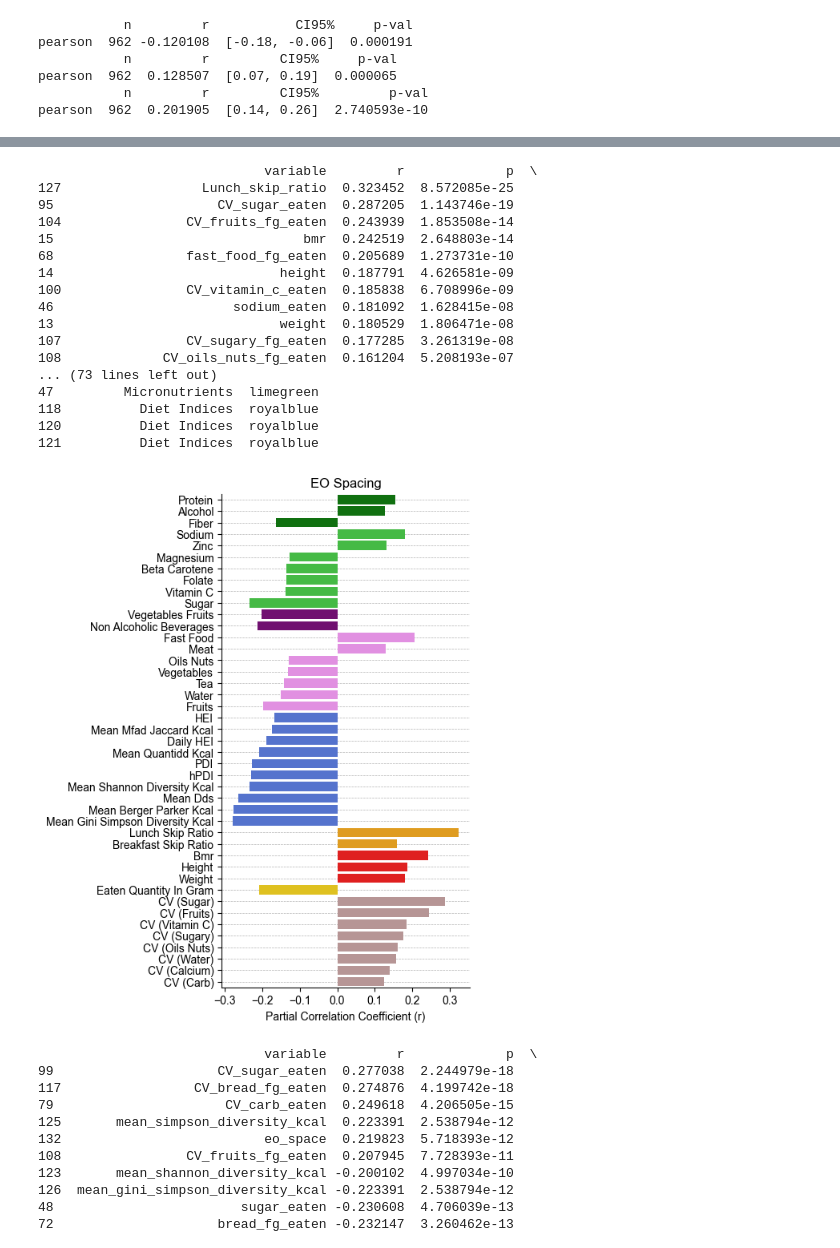
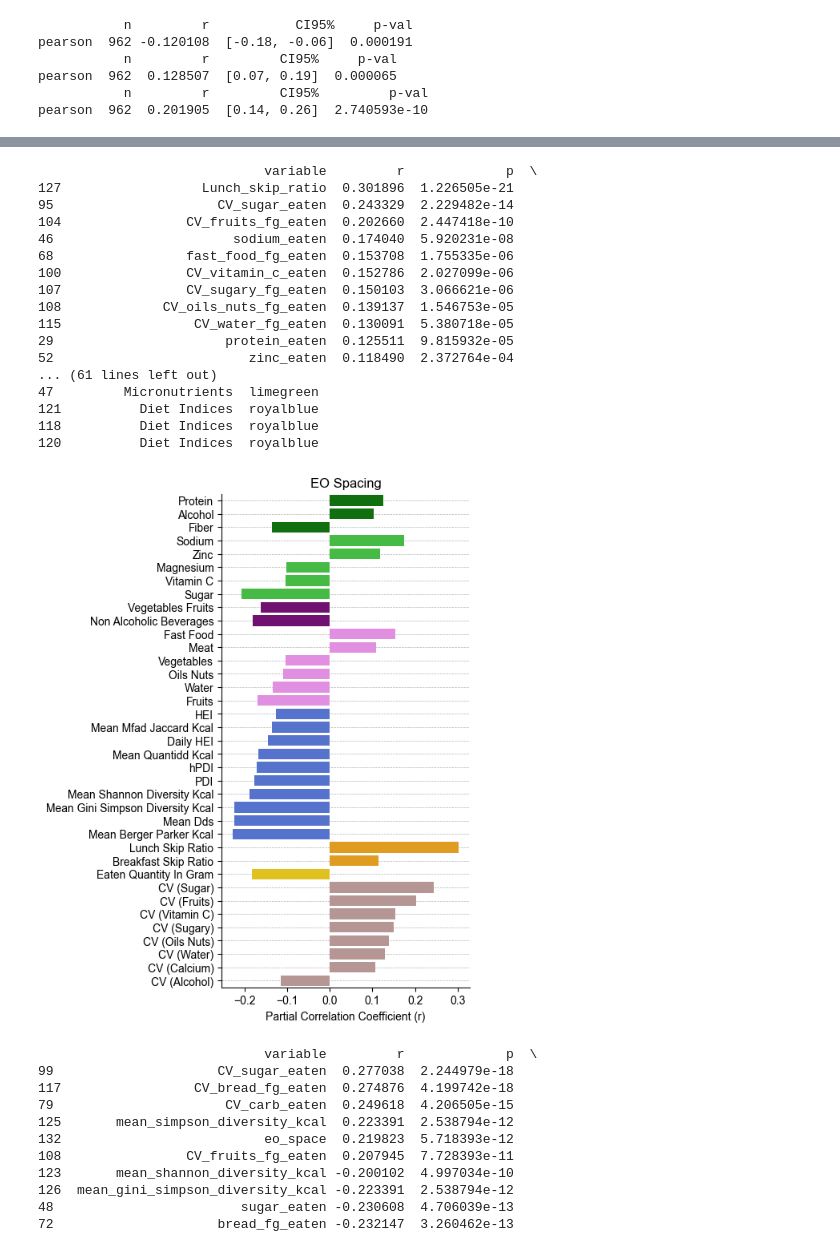
Before and after one commit to digitalepidemiologylab/meal-pattern-analysis-paper, a Jupyter notebook: code/correlation_analysis.ipynb, the cells around one changed output, grey strips where cells are left out. Drawn from its saved outputs; the diff is of its cells as text; code cells hidden in the pictures.

Commit message:
Reran partial correlations including sex. Rename gender with sex

```diff
--- a/code/correlation_analysis.ipynb
+++ b/code/correlation_analysis.ipynb
@@ -176,3 +176,7 @@ pearson  962 -0.120108  [-0.18, -0.06]  0.000191
 pearson  962  0.128507  [0.07, 0.19]  0.000065
            n         r         CI95%         p-val
 pearson  962  0.201905  [0.14, 0.26]  2.740593e-10
+# %%
+meta["sex_bin"] = meta["gender"].map({"male": 1, "female": 0})
+print(meta["sex_bin"].value_counts(dropna=False))
+print(meta["sex_bin"].isna().sum())
@@ -224,49 +234,49 @@ plt.show()
 # %%
 fig, ax = plt.subplots(figsize=(4, 8))
 ax = plot_horizontal_nutri_ordered_partial_correlation(
     meta,
     target_var="eo_space",
     ax=ax,
-    corr_threshold=0.125,
+    corr_threshold=0.1,
     ignore_cols=[
         "alcohol_fg_eaten",
         "eo_freq",
         "nova_cluster",
         "vitamin_b12_eaten",
         "vitamin_d_eaten",
         "mean_simpson_diversity_kcal",
     ],
-    covariates=["age", "bmi", "energy_kcal_eaten"],
+    covariates=["age", "bmi", "energy_kcal_eaten", "sex_bin"],
     show_legend=False,
     title="EO Spacing",
 )
 sns.despine()
 plt.savefig(
     "../images/fig1/eo_space_partial_correlation.png",
     dpi=300,
     bbox_inches="tight",
     pad_inches=0.1,
 )
 plt.show()
 # %% [output]
                              variable         r             p  \
-127                  Lunch_skip_ratio  0.323452  8.572085e-25
-95                     CV_sugar_eaten  0.287205  1.143746e-19
-104                CV_fruits_fg_eaten  0.243939  1.853508e-14
-15                                bmr  0.242519  2.648803e-14
-68                 fast_food_fg_eaten  0.205689  1.273731e-10
-14                             height  0.187791  4.626581e-09
-100                CV_vitamin_c_eaten  0.185838  6.708996e-09
-46                       sodium_eaten  0.181092  1.628415e-08
-13                             weight  0.180529  1.806471e-08
-107                CV_sugary_fg_eaten  0.177285  3.261319e-08
-108             CV_oils_nuts_fg_eaten  0.161204  5.208193e-07
-... (73 lines left out)
+127                  Lunch_skip_ratio  0.301896  1.226505e-21
+95                     CV_sugar_eaten  0.243329  2.229482e-14
+104                CV_fruits_fg_eaten  0.202660  2.447418e-10
+46                       sodium_eaten  0.174040  5.920231e-08
+68                 fast_food_fg_eaten  0.153708  1.755335e-06
+100                CV_vitamin_c_eaten  0.152786  2.027099e-06
+107                CV_sugary_fg_eaten  0.150103  3.066621e-06
+108             CV_oils_nuts_fg_eaten  0.139137  1.546753e-05
+115                 CV_water_fg_eaten  0.130091  5.380718e-05
+29                      protein_eaten  0.125511  9.815932e-05
+52                         zinc_eaten  0.118490  2.372764e-04
+... (61 lines left out)
 47         Micronutrients  limegreen
+121          Diet Indices  royalblue
 118          Diet Indices  royalblue
 120          Diet Indices  royalblue
-121          Diet Indices  royalblue
-[figure, old version]
+[figure, new version]
 # %%
 fig, ax = plt.subplots(figsize=(4, 4))
 # plot_horizontal_nutri_ordered_correlation(meta, target_var='Breakfast_skip_ratio', corr_threshold=0.2, figsize=(4,4), ignore_cols=[])
```
Also changed, not shown: parts of 3 cells of this notebook, 8 other files.
